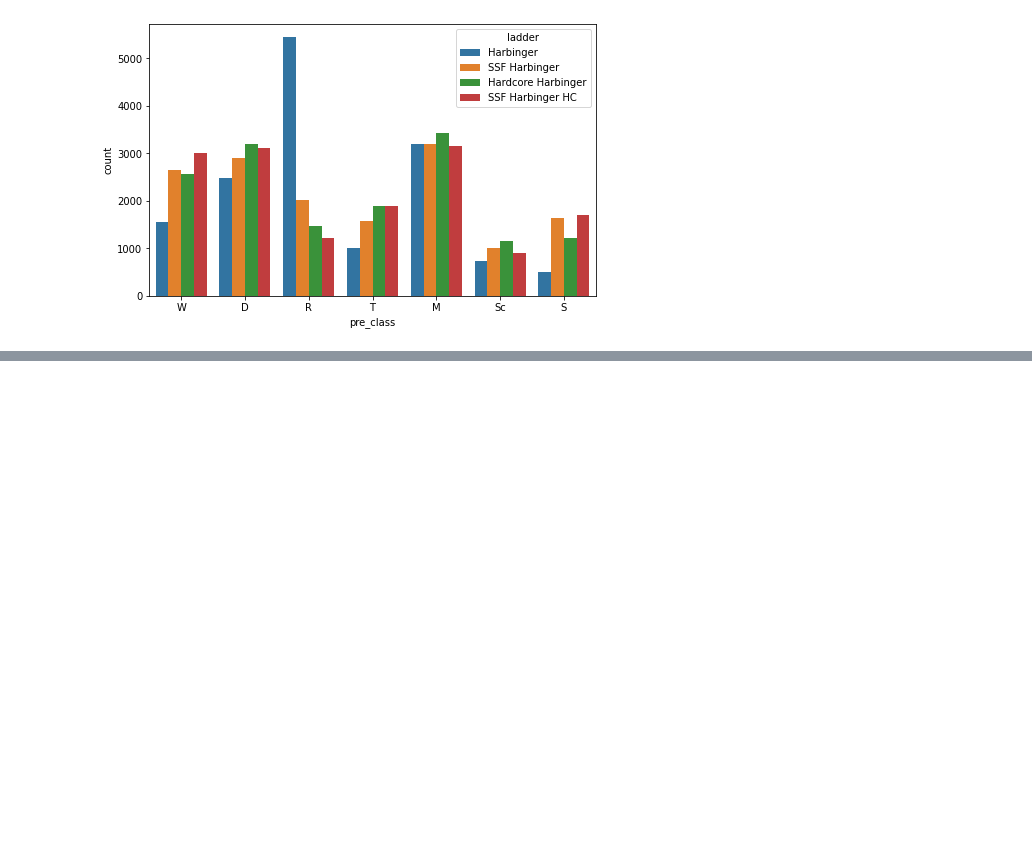
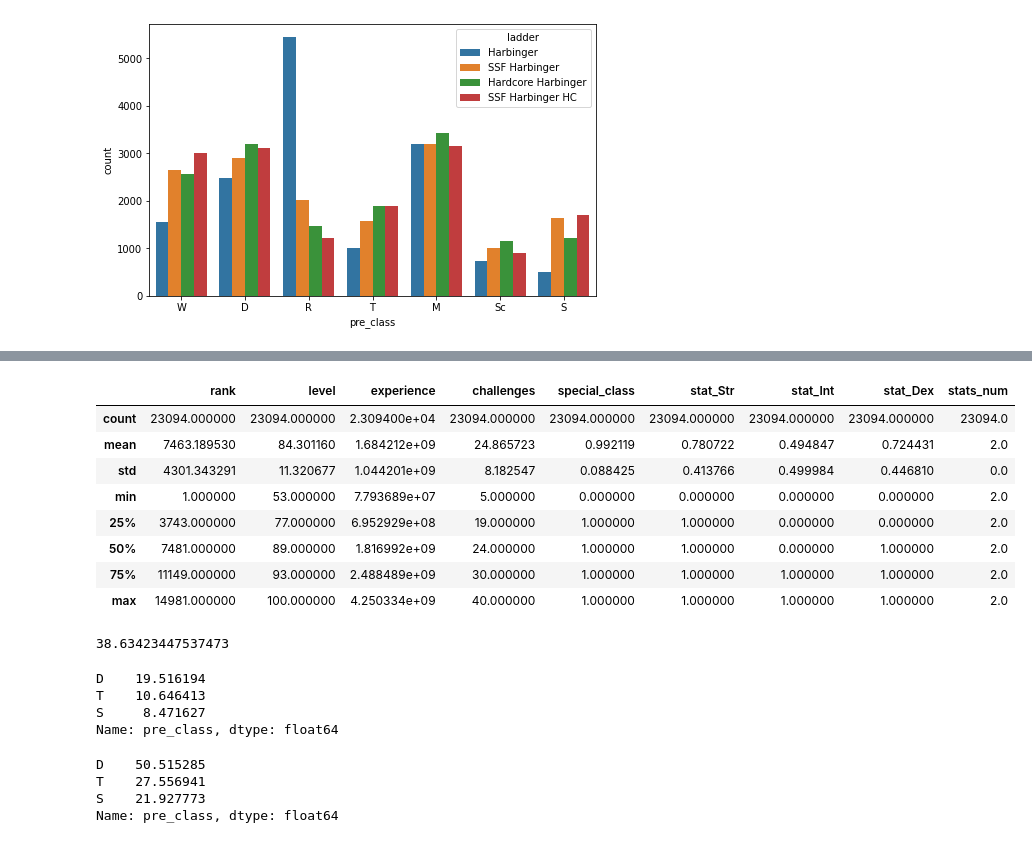
Before and after one commit to Angela-Park-JE/TIL_ver1, a Jupyter notebook: ToyPJT-POE_user/poe_stats_4_EDA_byclass.ipynb, the cells around one changed output, grey strips where cells are left out. Saved outputs shown, nothing was run; the diff lists cells and outputs as text; code cells hidden in the pictures; blank space fills up the shorter version.

```diff
--- a/ToyPJT-POE_user/poe_stats_4_EDA_byclass.ipynb
+++ b/ToyPJT-POE_user/poe_stats_4_EDA_byclass.ipynb
@@ -848,0 +858,36 @@ sns.countplot(x = 'pre_class', data = df[(df['stats_num'] == 2)&(df['ladder'] ==
+# %%
+df[df['stats_num'] == 2].describe()
+# %% [output]
+|  | rank | level | experience | challenges | special_class | stat_Str | stat_Int | stat_Dex | stats_num |
+| count | 23094.000000 | 23094.000000 | 2.309400e+04 | 23094.000000 | 23094.000000 | 23094.000000 | 23094.000000 | 23094.000000 | 23094.0 |
+| mean | 7463.189530 | 84.301160 | 1.684212e+09 | 24.865723 | 0.992119 | 0.780722 | 0.494847 | 0.724431 | 2.0 |
+| std | 4301.343291 | 11.320677 | 1.044201e+09 | 8.182547 | 0.088425 | 0.413766 | 0.499984 | 0.446810 | 0.0 |
+| min | 1.000000 | 53.000000 | 7.793689e+07 | 5.000000 | 0.000000 | 0.000000 | 0.000000 | 0.000000 | 2.0 |
+| 25% | 3743.000000 | 77.000000 | 6.952929e+08 | 19.000000 | 1.000000 | 1.000000 | 0.000000 | 0.000000 | 2.0 |
+| 50% | 7481.000000 | 89.000000 | 1.816992e+09 | 24.000000 | 1.000000 | 1.000000 | 0.000000 | 1.000000 | 2.0 |
+| 75% | 11149.000000 | 93.000000 | 2.488489e+09 | 30.000000 | 1.000000 | 1.000000 | 1.000000 | 1.000000 | 2.0 |
+| max | 14981.000000 | 100.000000 | 4.250334e+09 | 40.000000 | 1.000000 | 1.000000 | 1.000000 | 1.000000 | 2.0 |
+# %%
+# 전체 중 스탯 둘을 찍은 캐릭터들의 총 비율
+
+df[(df['stats_num'] == 2)].shape[0] / df.shape[0] * 100
+# %% [output]
+38.63423447537473
+# %%
+# 전체 중 스탯을 둘 찍은 캐릭터들의 직업별 비율
+
+df[df['stats_num'] == 2]['pre_class'].value_counts() / df.shape[0] * 100
+# %% [output]
+D    19.516194
+T    10.646413
+S     8.471627
+Name: pre_class, dtype: float64
+# %%
+# 스탯 둘을 찍은 캐릭터들 사이에서의 비중
+
+df[df['stats_num'] == 2]['pre_class'].value_counts() / df[df['stats_num'] == 2].shape[0] * 100
+# %% [output]
+D    50.515285
+T    27.556941
+S    21.927773
+Name: pre_class, dtype: float64
```
Also changed, not shown: parts of 109 cells of this notebook.
